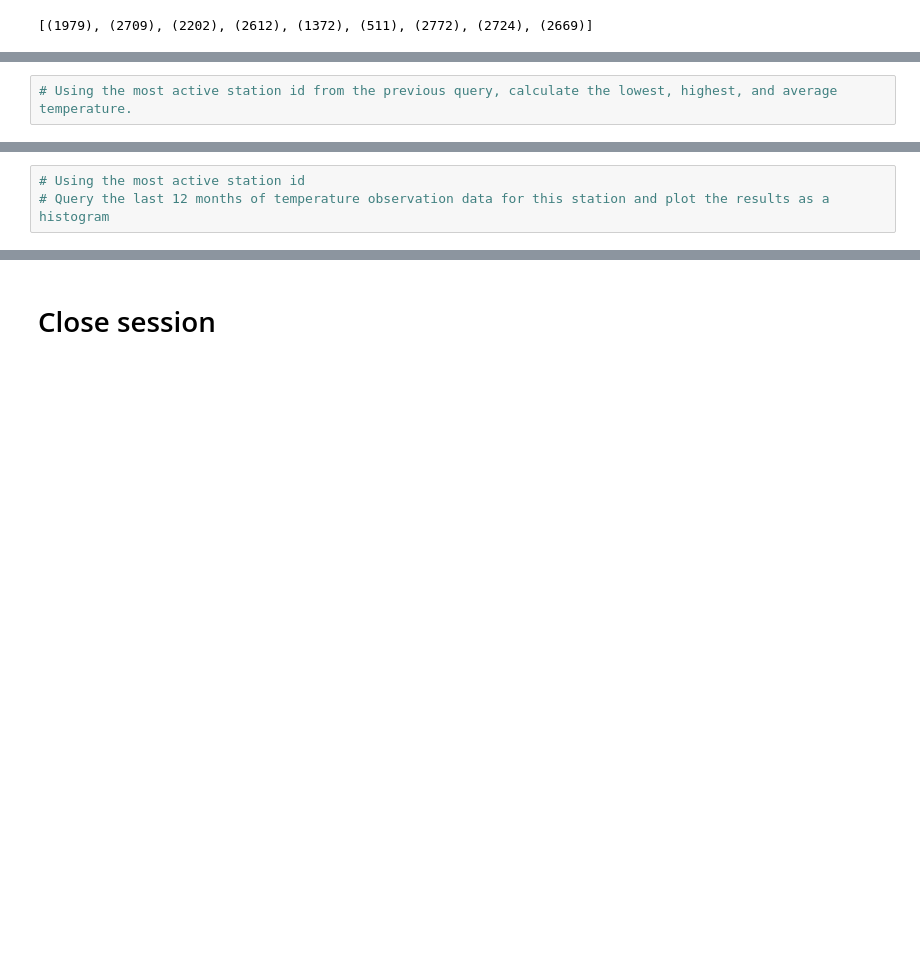
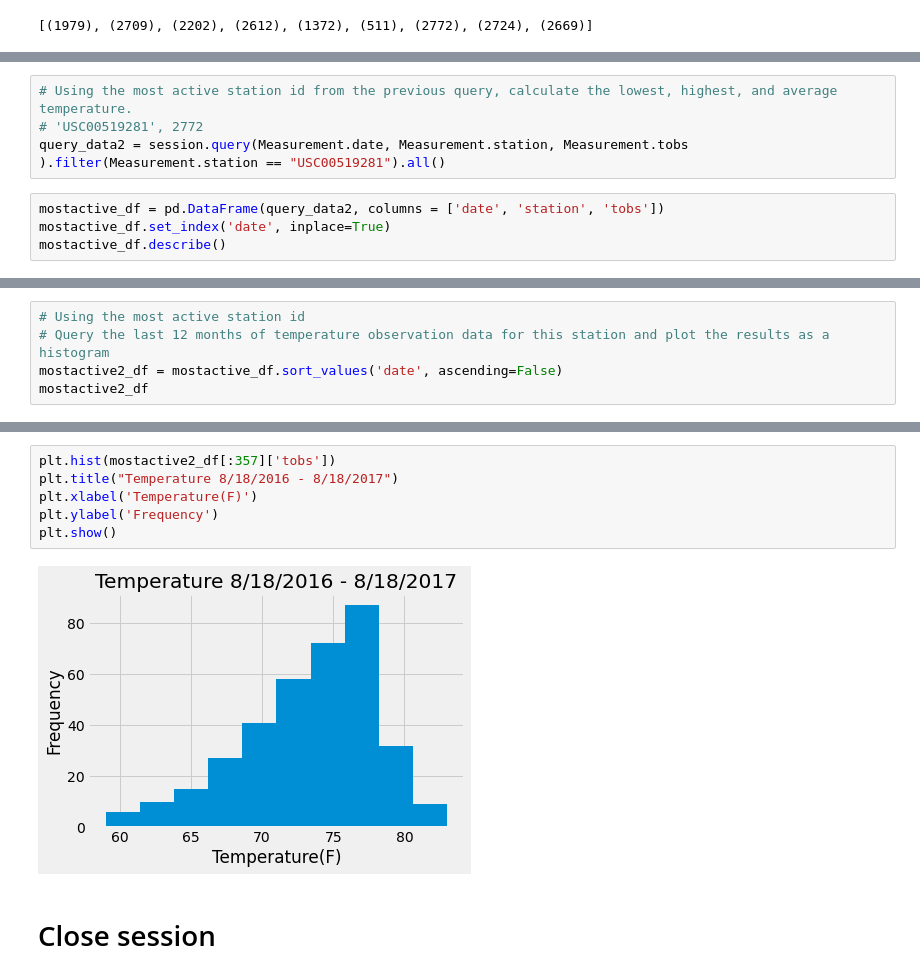
Before and after one commit to klharp/SQLAchemy-SurfsUp, a Jupyter notebook: climate_starter.ipynb, the cells around one changed output, grey strips where cells are left out. Saved outputs shown, nothing was run; the diff lists cells and outputs as text; blank space fills up the shorter version.

Commit message:
finished starter notebook, closed session

```diff
--- a/climate_starter.ipynb
+++ b/climate_starter.ipynb
@@ -151,2 +163,8 @@ session.query(func.count(Measurement.station)).group_by(Measurement.station).all
 # %%
 # Using the most active station id from the previous query, calculate the lowest, highest, and average temperature.
+# 'USC00519281', 2772
+query_data2 = session.query(Measurement.date, Measurement.station, Measurement.tobs ).filter(Measurement.station == "USC00519281").all()
+# %%
+mostactive_df = pd.DataFrame(query_data2, columns = ['date', 'station', 'tobs'])
+mostactive_df.set_index('date', inplace=True)
+mostactive_df.describe()
@@ -153,3 +181,5 @@ session.query(func.count(Measurement.station)).group_by(Measurement.station).all
 # %%
 # Using the most active station id
 # Query the last 12 months of temperature observation data for this station and plot the results as a histogram
+mostactive2_df = mostactive_df.sort_values('date', ascending=False)
+mostactive2_df
@@ -156,3 +219,11 @@ session.query(func.count(Measurement.station)).group_by(Measurement.station).all
+# %%
+plt.hist(mostactive2_df[:357]['tobs'])
+plt.title("Temperature 8/18/2016 - 8/18/2017")
+plt.xlabel('Temperature(F)')
+plt.ylabel('Frequency')
+plt.show()
+# %% [output]
+[figure, added]
 # %% [markdown]
 # Close session
 # %%
```
Also changed, not shown: parts of 10 cells of this notebook.
